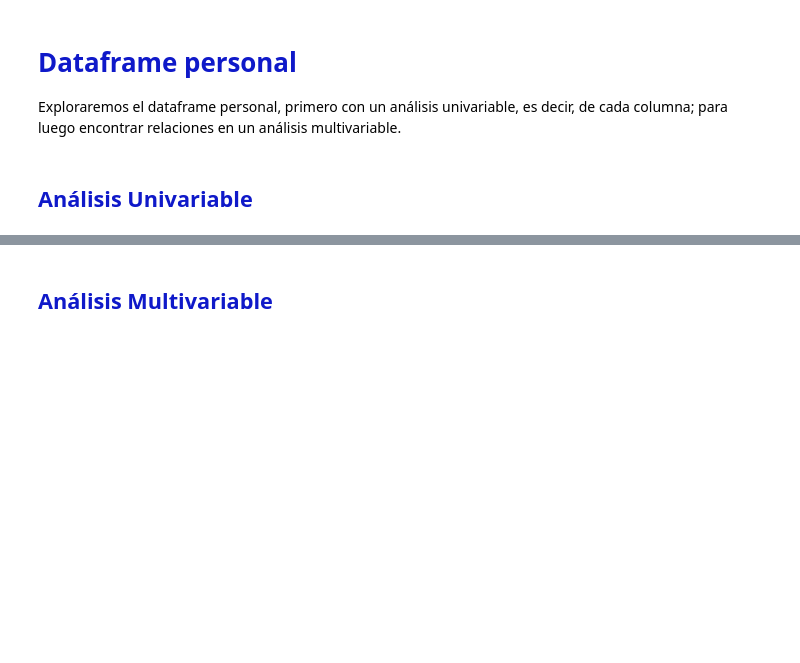
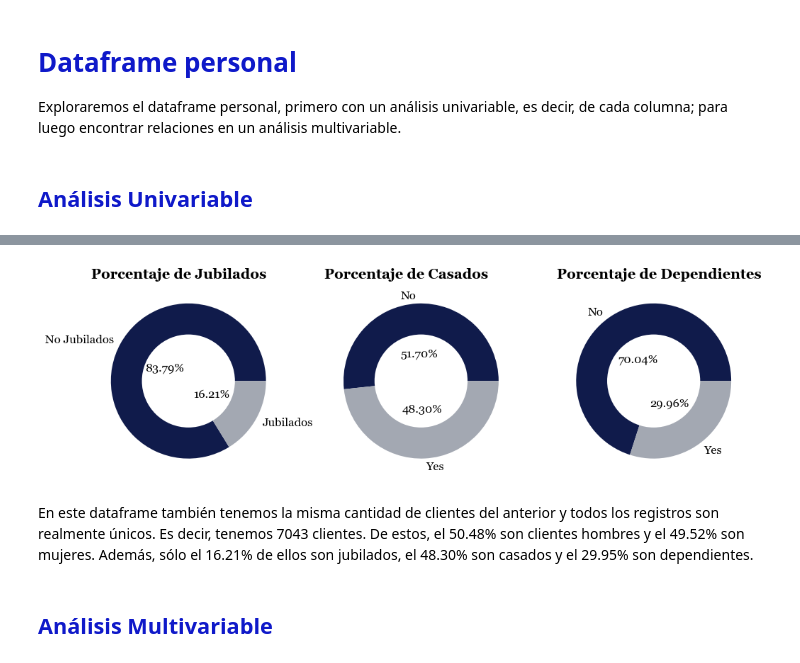
Before and after one commit to juanramosdataexpert/Interconnect_Telecom_Churn, a Jupyter notebook: Notebooks/EDA.ipynb, the cells around one changed output, grey strips where cells are left out. Saved outputs shown, nothing was run; the diff lists cells and outputs as text; code cells hidden in the pictures; blank space fills up the shorter version.

```diff
--- a/Notebooks/EDA.ipynb
+++ b/Notebooks/EDA.ipynb
@@ -547,2 +623,50 @@ Exploraremos el dataframe personal, primero con un análisis univariable, es dec
+# %%
+# Separar clientes por género
+clients_senior = dfs['personal']['SeniorCitizen'].value_counts(normalize=True)
+clients_senior.index = ['No Jubilados', 'Jubilados']
+clients_partner = dfs['personal']['Partner'].value_counts(normalize=True)
+clients_dependents = dfs['personal']['Dependents'].value_counts(normalize=True)
+
+# Graficar los géneros
+fig, ax = plt.subplots(1, 3, figsize=[12, 4])
+
+ax[0].set_title('Porcentaje de Jubilados',
+                loc='left', weight='bold')
+clients_senior.plot. \
+    pie(autopct='%1.2f%%', pctdistance=0.35,
+        colors=[juan_colors[0], juan_colors[2]],
+        ax=ax[0])
+ax[0].set_ylabel('')
+hole1 = plt.Circle((0, 0), 0.6,
+                   facecolor='white', transform=ax[0].transData)
+ax[0].add_artist(hole1)
+
+ax[1].set_title('Porcentaje de Casados',
+                loc='left', weight='bold')
+clients_partner.plot. \
+    pie(autopct='%1.2f%%', pctdistance=0.35,
+        colors=[juan_colors[0], juan_colors[2]],
+        ax=ax[1])
+ax[1].set_ylabel('')
+hole1 = plt.Circle((0, 0), 0.6,
+                   facecolor='white', transform=ax[1].transData)
+ax[1].add_artist(hole1)
+
+ax[2].set_title('Porcentaje de Dependientes',
+                loc='left', weight='bold')
+clients_dependents.plot. \
+    pie(autopct='%1.2f%%', pctdistance=0.35,
+        colors=[juan_colors[0], juan_colors[2]],
+        ax=ax[2])
+ax[2].set_ylabel('')
+hole1 = plt.Circle((0, 0), 0.6,
+                   facecolor='white', transform=ax[2].transData)
+ax[2].add_artist(hole1)
+
+plt.show()
+# %% [output]
+[figure, added]
+# %% [markdown]
+En este dataframe también tenemos la misma cantidad de clientes del anterior y todos los registros son realmente únicos. Es decir, tenemos 7043 clientes. De estos, el 50.48% son clientes hombres y el 49.52% son mujeres. Además, sólo el 16.21% de ellos son jubilados, el 48.30% son casados y el 29.95% son dependientes.
 # %% [markdown]
 ## <span style="color:#0F19C9">Análisis Multivariable</span>
```
Also changed, not shown: parts of 32 cells of this notebook.
